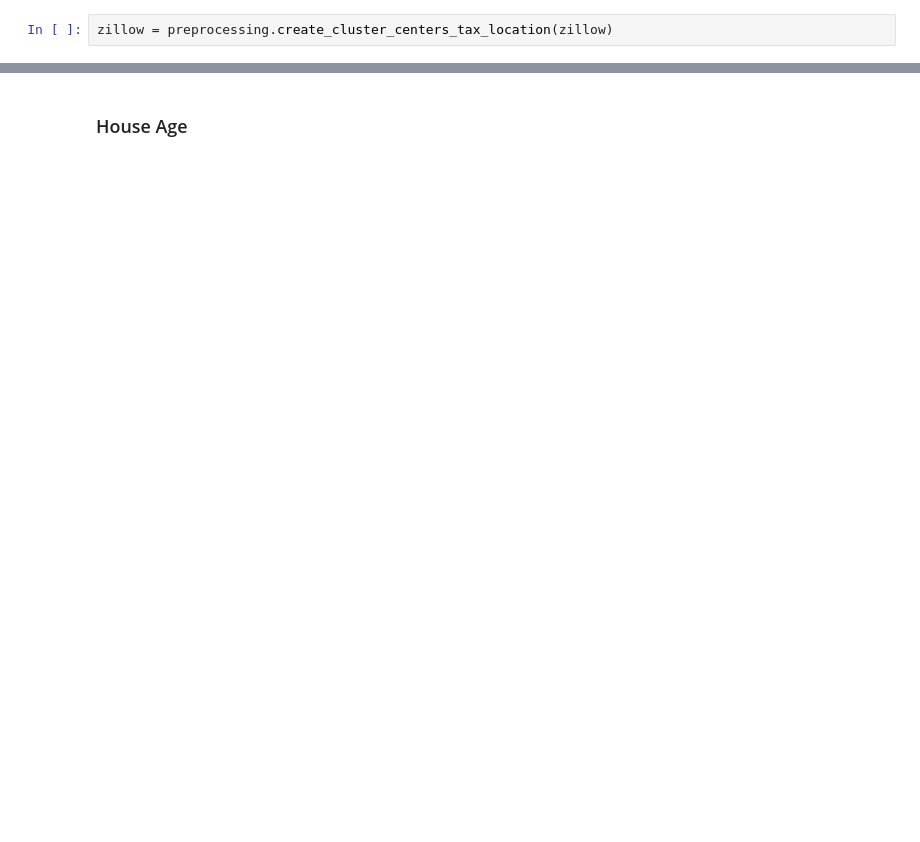
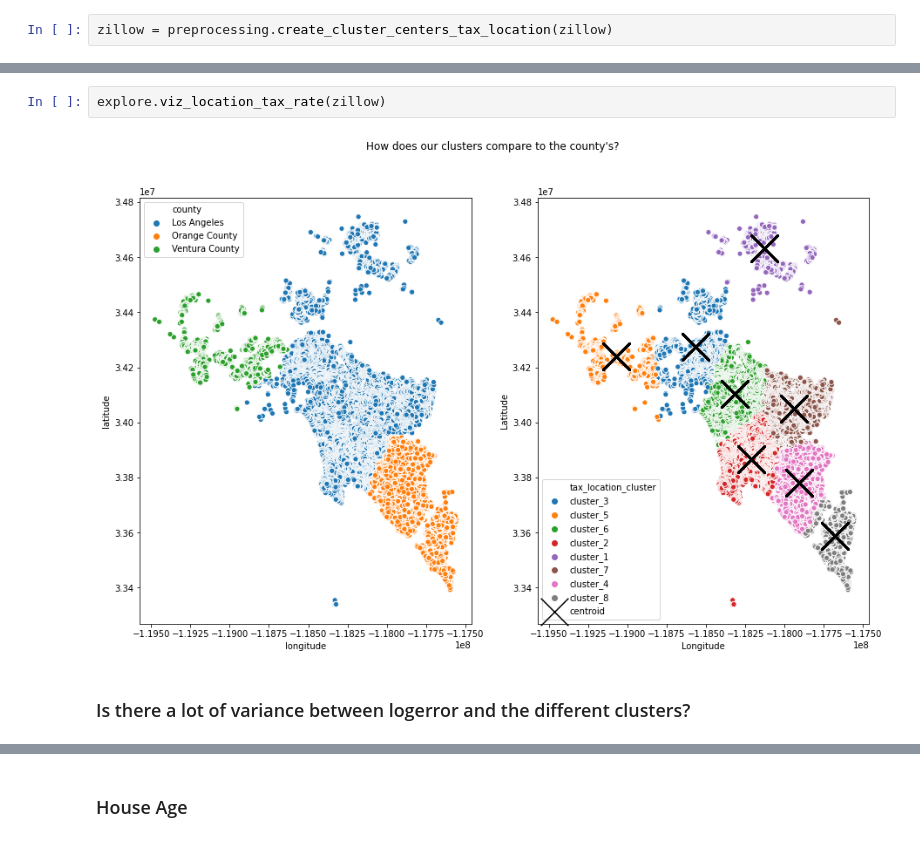
Before and after one commit to minimizing-zillow-logerror/zillow-clustering-project, a Jupyter notebook: improving_the_zestimate.ipynb, the cells around one changed output, grey strips where cells are left out. Cells and saved outputs as stored; diff of their text form; blank space fills up the shorter version.

```diff
--- a/improving_the_zestimate.ipynb
+++ b/improving_the_zestimate.ipynb
@@ -313,0 +306,6 @@ zillow.groupby("tax_location_cluster")["tax_rate_centroid", "latitude_centroid",
+# %%
+explore.viz_location_tax_rate(zillow)
+# %% [output]
+[figure, added]
+# %% [markdown]
+### Is there a lot of variance between logerror and the different clusters?
```
Also changed, not shown: parts of 38 cells of this notebook.
